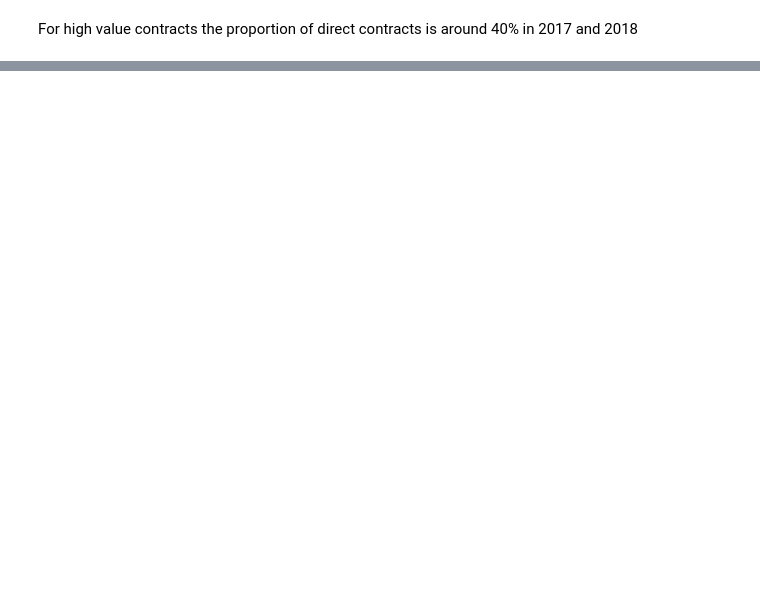
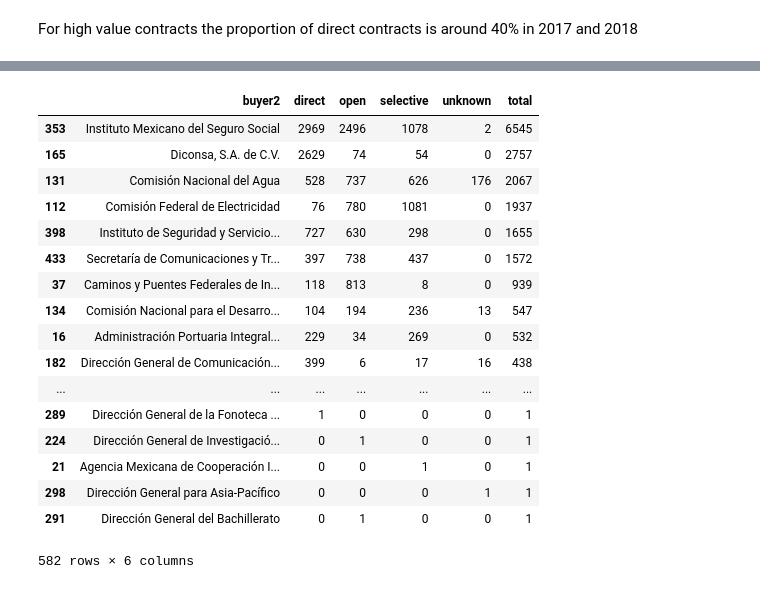
Before and after one commit to DagobertoJoseHerreraMurillo/Application-of-the-principles-of-process-mining-to-the-open-contracting-data-standard, a Jupyter notebook: Rule 2 Non Public Bid Opening.ipynb, the cells around one changed output, grey strips where cells are left out. Saved outputs shown, nothing was run; the diff lists cells and outputs as text; code cells hidden in the pictures; blank space fills up the shorter version.

```diff
--- a/Rule 2 Non Public Bid Opening.ipynb
+++ b/Rule 2 Non Public Bid Opening.ipynb
@@ -301,0 +552,27 @@ mexico_map
+# %%
+#Create pivot table with the count of contracts by year and procurementMethod
+buyer=data.loc[data['finalAmount'] >= 1000000].groupby(['buyer2','procurementMethod'])['procurementMethod'].aggregate('count').unstack()
+a=DataFrame(buyer.fillna(0).astype(int).to_records())
+a["total"]=a["direct"]+a["open"]+a["selective"]+a["unknown"]
+a=a[a.buyer2!="unknown"].sort_values(by='total', ascending=False)
+a
+#a.to_csv("1000000.csv", header=False, mode = 'a',index=False)
+# %% [output]
+|  | buyer2 | direct | open | selective | unknown | total |
+| 353 | Instituto Mexicano del Seguro Social | 2969 | 2496 | 1078 | 2 | 6545 |
+| 165 | Diconsa, S.A. de C.V. | 2629 | 74 | 54 | 0 | 2757 |
+| 131 | Comisión Nacional del Agua | 528 | 737 | 626 | 176 | 2067 |
+| 112 | Comisión Federal de Electricidad | 76 | 780 | 1081 | 0 | 1937 |
+| 398 | Instituto de Seguridad y Servicio... | 727 | 630 | 298 | 0 | 1655 |
+| 433 | Secretaría de Comunicaciones y Tr... | 397 | 738 | 437 | 0 | 1572 |
+| 37 | Caminos y Puentes Federales de In... | 118 | 813 | 8 | 0 | 939 |
+| 134 | Comisión Nacional para el Desarro... | 104 | 194 | 236 | 13 | 547 |
+| 16 | Administración Portuaria Integral... | 229 | 34 | 269 | 0 | 532 |
+| 182 | Dirección General de Comunicación... | 399 | 6 | 17 | 16 | 438 |
+| ... | ... | ... | ... | ... | ... | ... |
+| 289 | Dirección General de la Fonoteca ... | 1 | 0 | 0 | 0 | 1 |
+| 224 | Dirección General de Investigació... | 0 | 1 | 0 | 0 | 1 |
+| 21 | Agencia Mexicana de Cooperación I... | 0 | 0 | 1 | 0 | 1 |
+| 298 | Dirección General para Asia-Pacífico | 0 | 0 | 0 | 1 | 1 |
+| 291 | Dirección General del Bachillerato | 0 | 1 | 0 | 0 | 1 |
+582 rows × 6 columns
```
Also changed, not shown: parts of 23 cells of this notebook, 1 other file.
